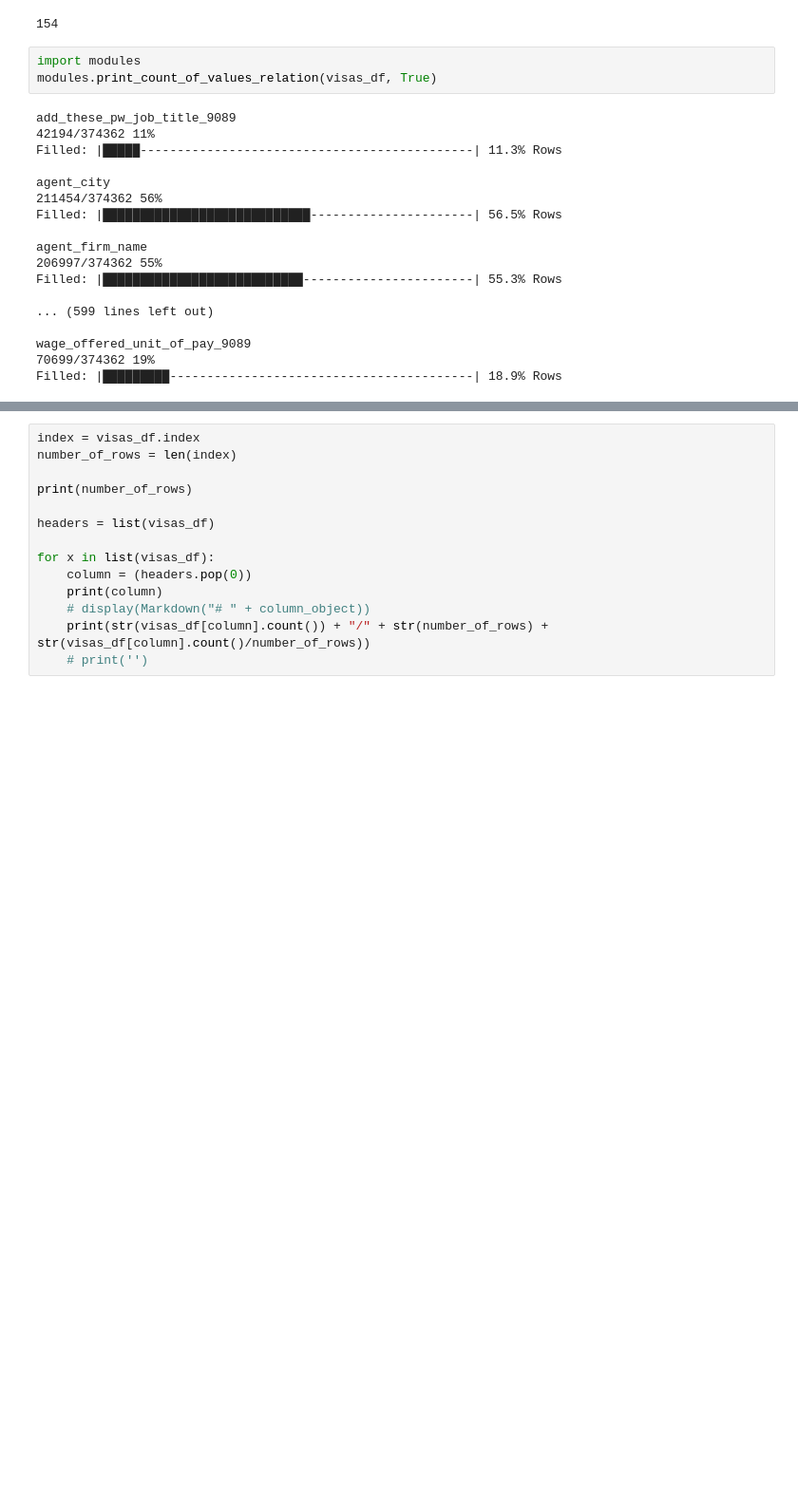
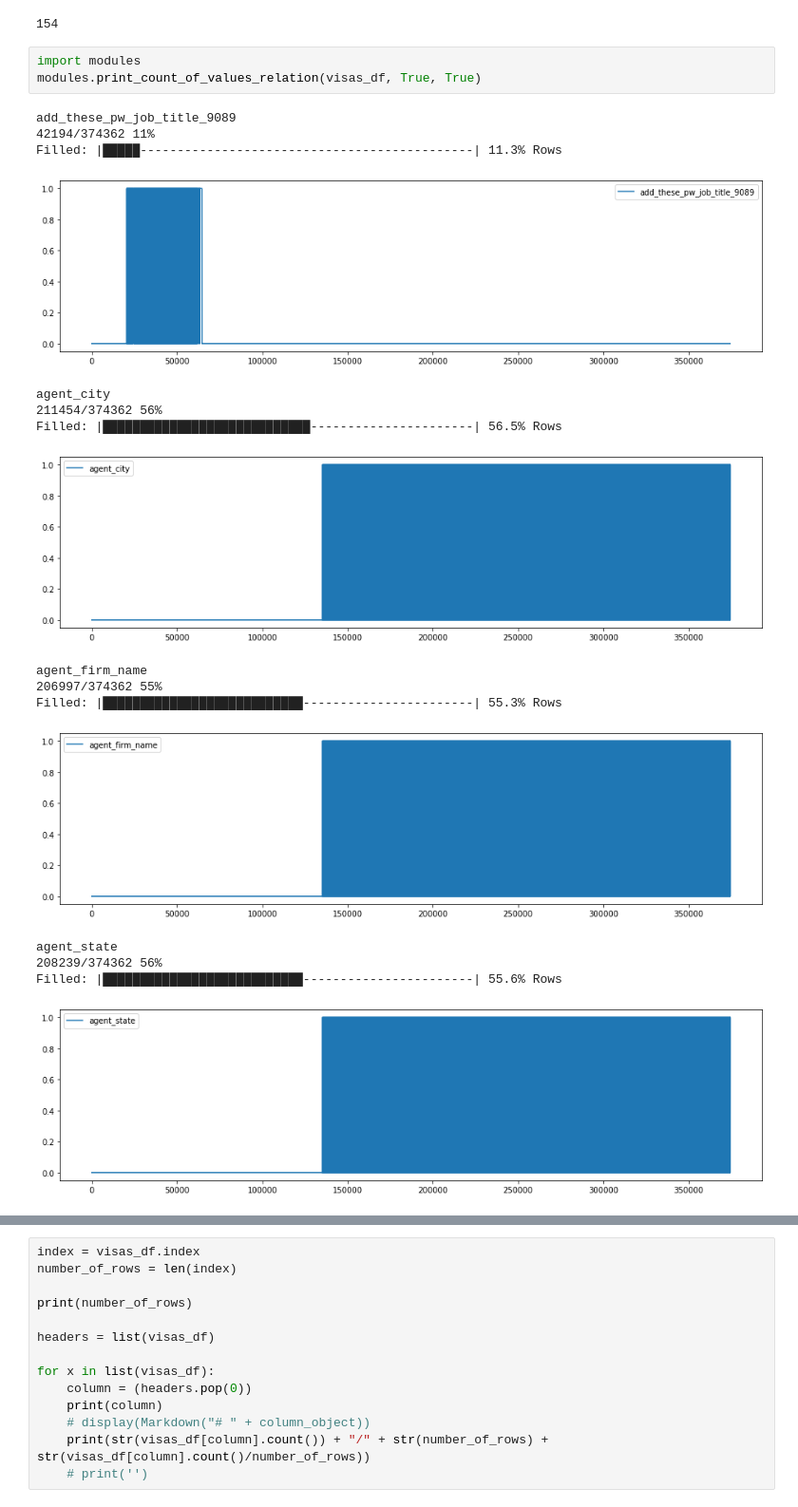
Before and after one commit to andy8001/python_visa, a Jupyter notebook: US Visa.ipynb, the cells around one changed output, grey strips where cells are left out. Shown at 95% size. Saved outputs shown, nothing was run; the diff lists cells and outputs as text; blank space fills up the shorter version.

```diff
--- a/US Visa.ipynb
+++ b/US Visa.ipynb
@@ -38,22 +38,21 @@ print(len(visas_df.columns))
 154
 # %%
 import modules
-modules.print_count_of_values_relation(visas_df, True)
+modules.print_count_of_values_relation(visas_df, True, True)
 # %% [output]
 add_these_pw_job_title_9089
 42194/374362 11%
 Filled: |█████---------------------------------------------| 11.3% Rows
-
-agent_city
-211454/374362 56%
-Filled: |████████████████████████████----------------------| 56.5% Rows
-
-agent_firm_name
-206997/374362 55%
-Filled: |███████████████████████████-----------------------| 55.3% Rows
-
-... (599 lines left out)
-
-wage_offered_unit_of_pay_9089
-70699/374362 19%
-Filled: |█████████-----------------------------------------| 18.9% Rows
+[figure, added]
+agent_city
+211454/374362 56%
+Filled: |████████████████████████████----------------------| 56.5% Rows
+[figure, added]
+agent_firm_name
+206997/374362 55%
+Filled: |███████████████████████████-----------------------| 55.3% Rows
+[figure, added]
+agent_state
+208239/374362 56%
+Filled: |███████████████████████████-----------------------| 55.6% Rows
+[figure, added]
```
Also changed, not shown: parts of 4 cells of this notebook, 2 other files.
